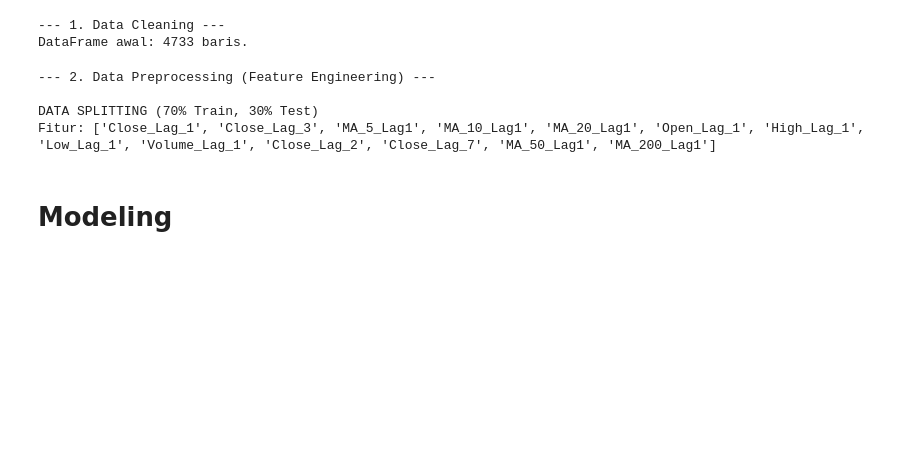
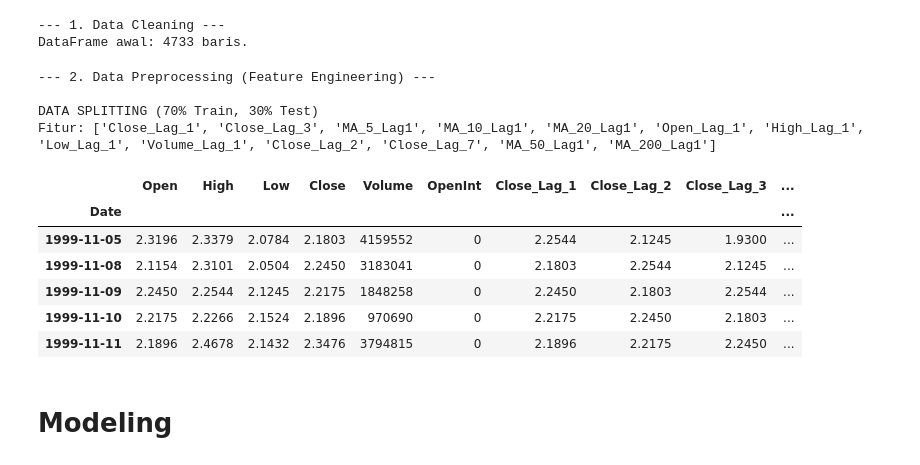
Before and after one commit to Dafalahl/NVIDIA-Stock-Price-Prediction-using-Time-Series, a Jupyter notebook: nvidia_stock_prediction.ipynb, the cells around one changed output. Cells and saved outputs as stored; diff of their text form; code cells hidden in the pictures; blank space fills up the shorter version.

```diff
--- a/nvidia_stock_prediction.ipynb
+++ b/nvidia_stock_prediction.ipynb
@@ -58,34 +58,43 @@ df['Volume_Lag_1'] = df['Volume'].shift(1)
 # Hapus baris NaN akibat shift/rolling
 df_model = df.dropna()
 
 # --- 3. SPLIT DATA ---
 TEST_SIZE_RATIO = 0.3
 split_point = int(len(df_model) * (1 - TEST_SIZE_RATIO))
 
 # Definisikan Fitur: Gunakan SEMUA fitur Lagged yang baru dibuat
 features_to_use = [
     'Close_Lag_1', 'Close_Lag_3',
     'MA_5_Lag1', 'MA_10_Lag1', 'MA_20_Lag1',
     'Open_Lag_1', 'High_Lag_1', 'Low_Lag_1', 'Volume_Lag_1',
     'Close_Lag_2', 'Close_Lag_7', 'MA_50_Lag1', 'MA_200_Lag1'
 ]
 
 X = df_model[features_to_use]
 Y = df_model['Close']
 
 # Pembagian Sekuensial
 X_train = X.iloc[:split_point]
 X_test = X.iloc[split_point:]
 Y_train = Y.iloc[:split_point]
 Y_test = Y.iloc[split_point:]
 
 print(f"\nDATA SPLITTING ({int((1 - TEST_SIZE_RATIO) * 100)}% Train, {int(TEST_SIZE_RATIO * 100)}% Test)")
-print(f"Fitur: {features_to_use}")
+print(f"Fitur: {features_to_use}\n")
+
+df_model.head()
 # %% [output]
 --- 2. Data Preprocessing (Feature Engineering) ---
 
 DATA SPLITTING (70% Train, 30% Test)
 Fitur: ['Close_Lag_1', 'Close_Lag_3', 'MA_5_Lag1', 'MA_10_Lag1', 'MA_20_Lag1', 'Open_Lag_1', 'High_Lag_1', 'Low_Lag_1', 'Volume_Lag_1', 'Close_Lag_2', 'Close_Lag_7', 'MA_50_Lag1', 'MA_200_Lag1']
+|  | Open | High | Low | Close | Volume | OpenInt | Close_Lag_1 | Close_Lag_2 | Close_Lag_3 | ... |
+| Date |  |  |  |  |  |  |  |  |  | ... |
+| 1999-11-05 | 2.3196 | 2.3379 | 2.0784 | 2.1803 | 4159552 | 0 | 2.2544 | 2.1245 | 1.9300 | ... |
+| 1999-11-08 | 2.1154 | 2.3101 | 2.0504 | 2.2450 | 3183041 | 0 | 2.1803 | 2.2544 | 2.1245 | ... |
+| 1999-11-09 | 2.2450 | 2.2544 | 2.1245 | 2.2175 | 1848258 | 0 | 2.2450 | 2.1803 | 2.2544 | ... |
+| 1999-11-10 | 2.2175 | 2.2266 | 2.1524 | 2.1896 | 970690 | 0 | 2.2175 | 2.2450 | 2.1803 | ... |
+| 1999-11-11 | 2.1896 | 2.4678 | 2.1432 | 2.3476 | 3794815 | 0 | 2.1896 | 2.2175 | 2.2450 | ... |
 # %% [markdown]
 # Modeling
 # %%
```
Also changed, not shown: parts of 3 cells of this notebook.
